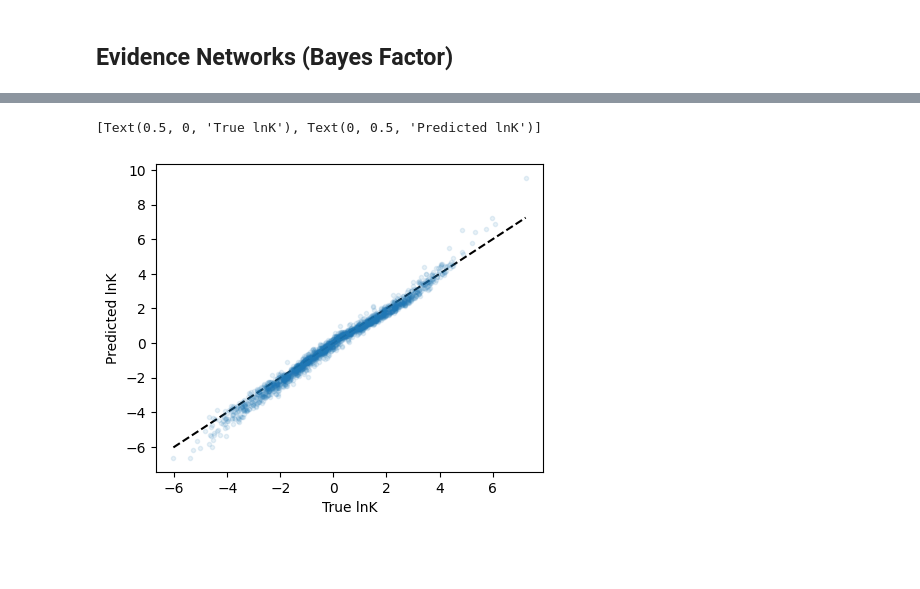
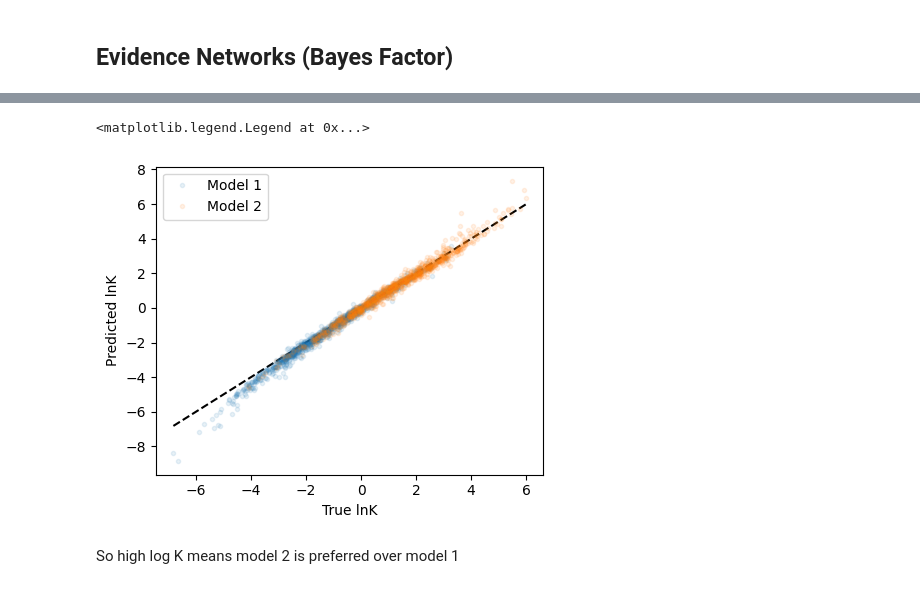
Before and after one commit to synthesizer-project/synference, a Jupyter notebook: scripts/sbi/not_mine/evidence.ipynb, the cells around one changed output, grey strips where cells are left out. Cells and saved outputs as stored; diff of their text form; code cells hidden in the pictures; blank space fills up the shorter version.

```diff
--- a/scripts/sbi/evidence.ipynb
+++ b/scripts/sbi/not_mine/evidence.ipynb
@@ -527,15 +527,18 @@ True lnK: 0.7258160981020135
 # %%
 logK1_pred = runner.predict(x1_test).detach().numpy()
 logK2_pred = runner.predict(x2_test).detach().numpy()
 logK1_true = np.log(K1_test)
 logK2_true = np.log(K2_test)
 
 f, ax = plt.subplots(1, 1, figsize=(5, 4))
 _x = np.linspace(logK1_true.min(), logK2_true.max(), 100)
 ax.plot(_x, _x, '--', c='black')
 ax.plot(logK1_true, logK1_pred, '.', c='C0', label='Model 1', alpha=0.1)
-ax.plot(logK2_true, logK2_pred, '.', c='C0', label='Model 2', alpha=0.1)
+ax.plot(logK2_true, logK2_pred, '.', c='C1', label='Model 2', alpha=0.1)
 ax.set(xlabel='True lnK', ylabel='Predicted lnK')
+plt.legend()
 # %% [output]
-[Text(0.5, 0, 'True lnK'), Text(0, 0.5, 'Predicted lnK')]
+<matplotlib.legend.Legend at 0x...>
-[figure, old version]
+[figure, new version]
+# %% [markdown]
+So high log K means model 2 is preferred over model 1
```
Also changed, not shown: parts of 4 cells of this notebook, 6 other files.
